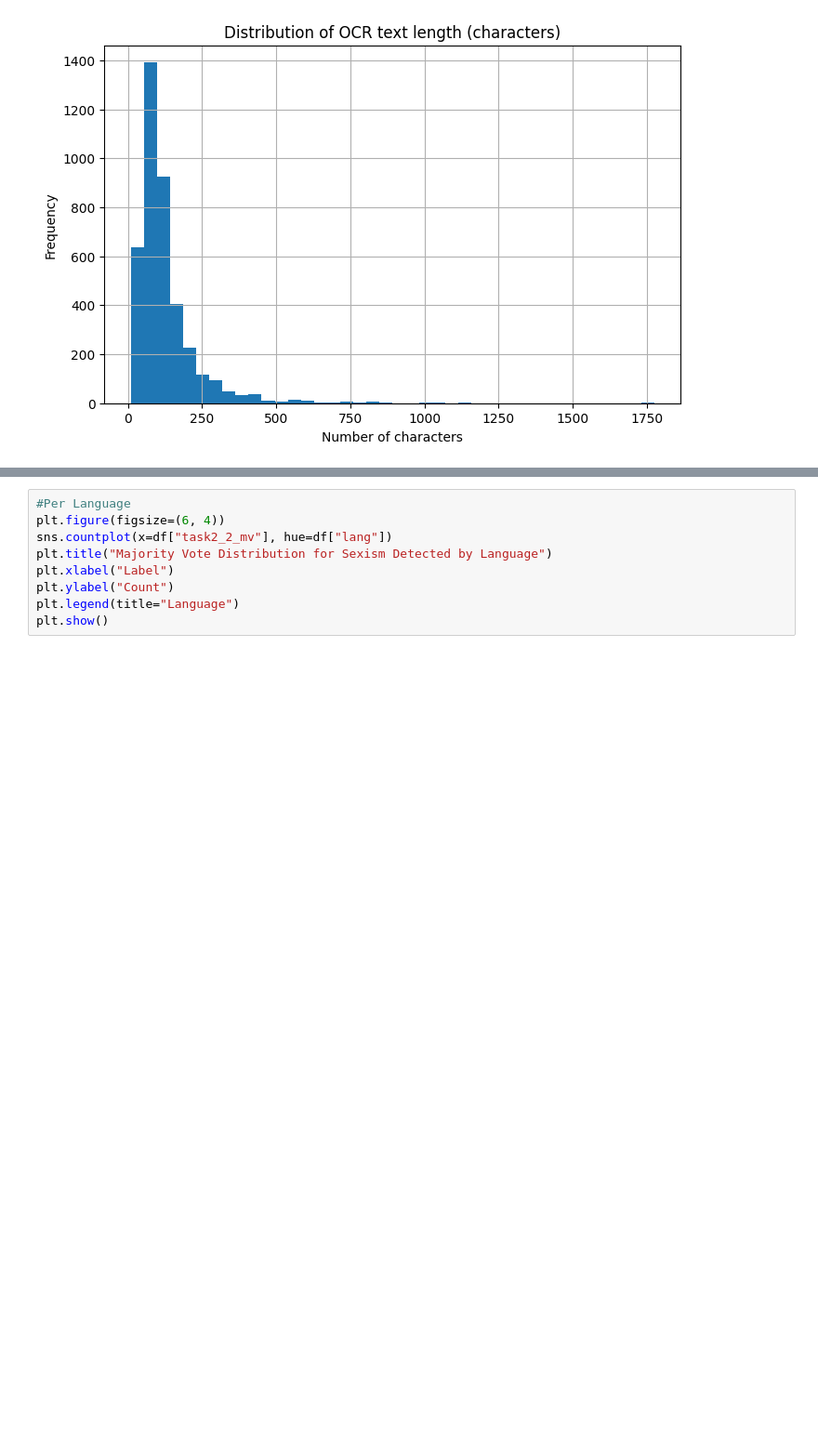
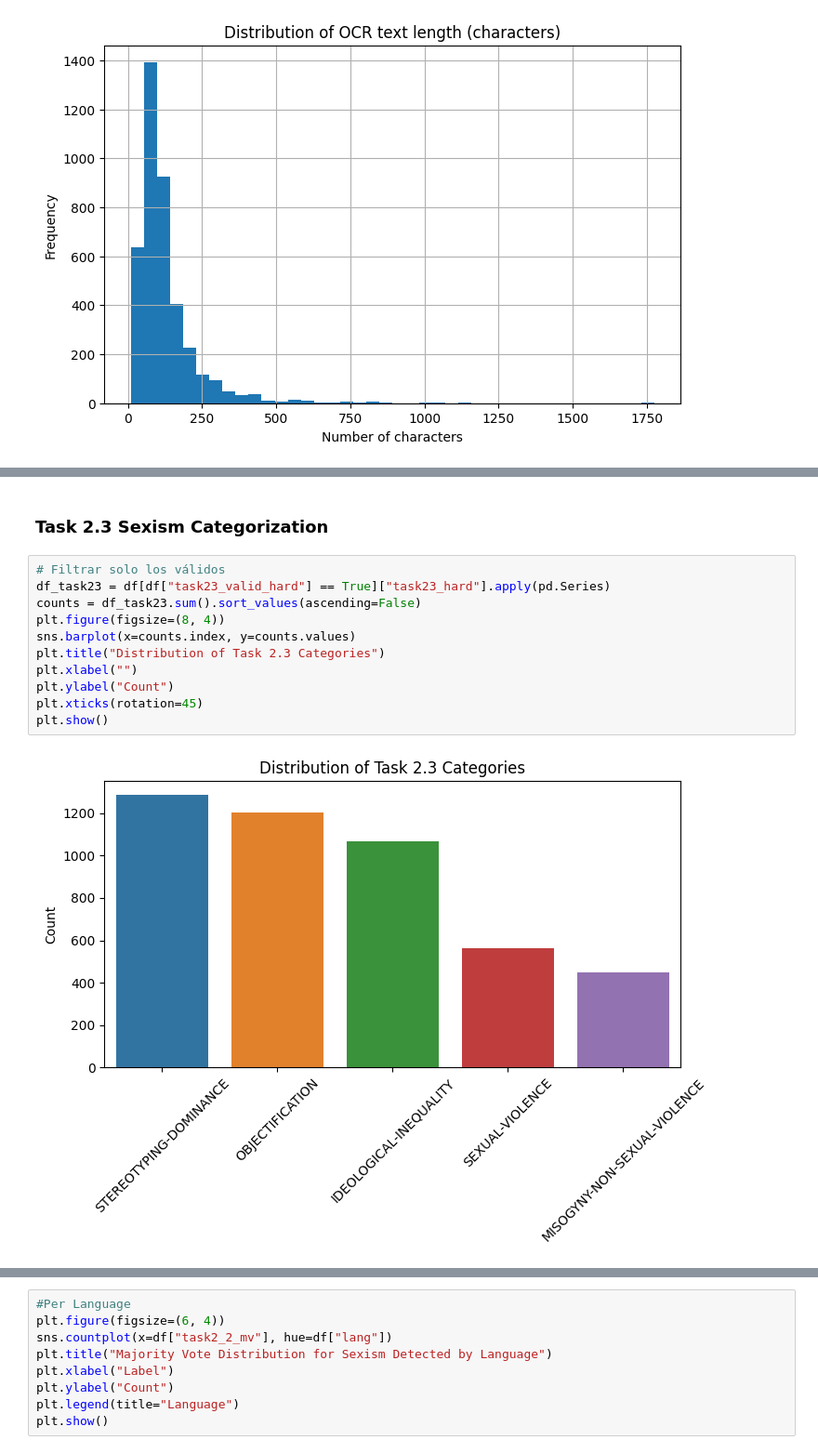
Before and after one commit to DBlassio/multimodal-exist, a Jupyter notebook: notebooks/00_EDA.ipynb, the cells around one changed output, grey strips where cells are left out. Shown at 93% size. Saved outputs shown, nothing was run; the diff lists cells and outputs as text; blank space fills up the shorter version.

```diff
--- a/notebooks/00_EDA.ipynb
+++ b/notebooks/00_EDA.ipynb
@@ -188,0 +149,15 @@ plt.show()
+# %% [markdown]
+### Task 2.3 Sexism Categorization
+# %%
+# Filtrar solo los válidos
+df_task23 = df[df["task23_valid_hard"] == True]["task23_hard"].apply(pd.Series)
+counts = df_task23.sum().sort_values(ascending=False)
+plt.figure(figsize=(8, 4))
+sns.barplot(x=counts.index, y=counts.values)
+plt.title("Distribution of Task 2.3 Categories")
+plt.xlabel("")
+plt.ylabel("Count")
+plt.xticks(rotation=45)
+plt.show()
+# %% [output]
+[figure, added]
```
Also changed, not shown: parts of 21 cells of this notebook.
